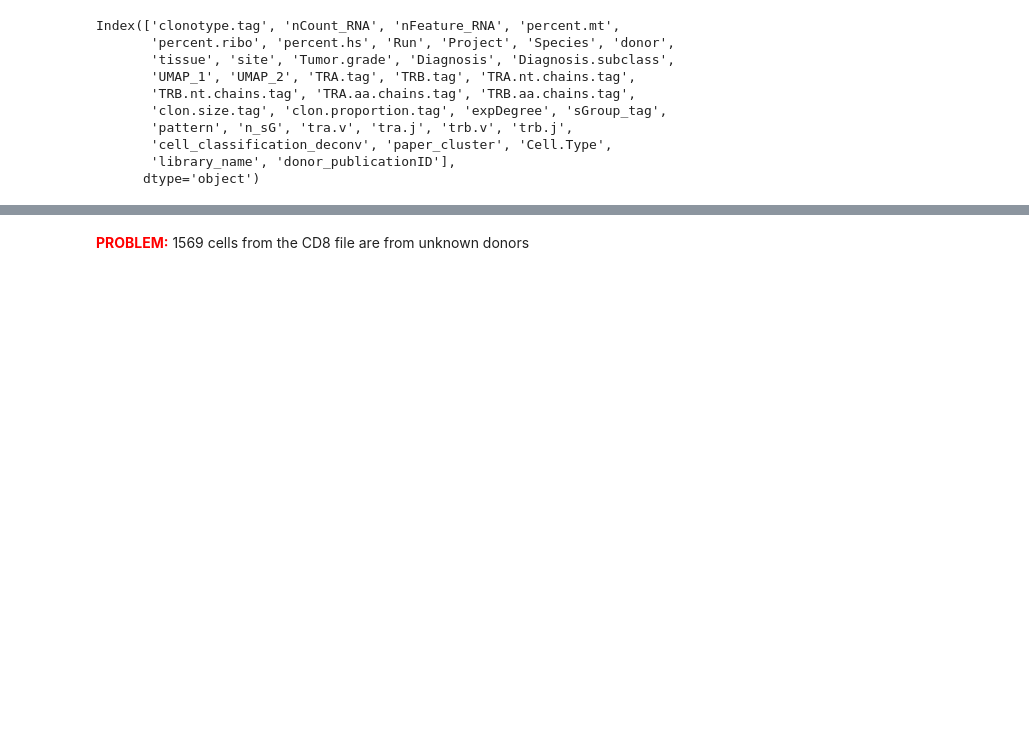
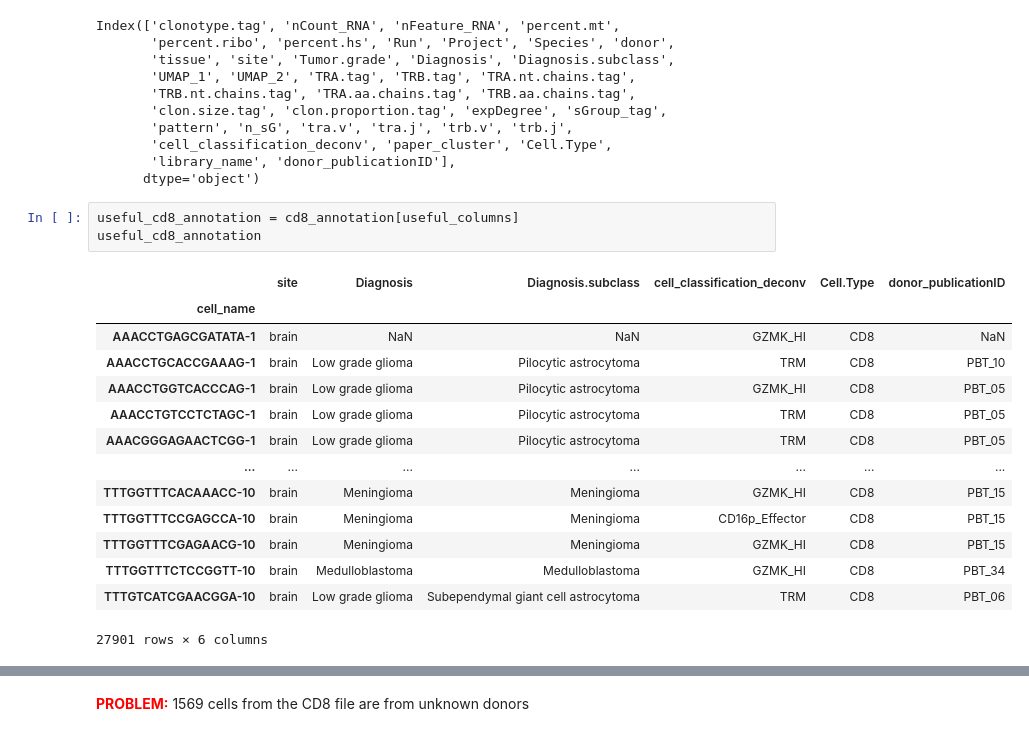
Before and after one commit to tuonglab/pan-paedcancer-scrnaseq, a Jupyter notebook: notebooks/GSE221776.ipynb, the cells around one changed output, grey strips where cells are left out. Cells and saved outputs as stored; diff of their text form; blank space fills up the shorter version.

```diff
--- a/notebooks/GSE221776.ipynb
+++ b/notebooks/GSE221776.ipynb
@@ -165,4 +179,22 @@ Index(['clonotype.tag', 'nCount_RNA', 'nFeature_RNA', 'percent.mt',
        'cell_classification_deconv', 'paper_cluster', 'Cell.Type',
        'library_name', 'donor_publicationID'],
       dtype='object')
+# %%
+useful_cd8_annotation = cd8_annotation[useful_columns]
+useful_cd8_annotation
+# %% [output]
+|  | site | Diagnosis | Diagnosis.subclass | cell_classification_deconv | Cell.Type | donor_publicationID |
+| cell_name |  |  |  |  |  |  |
+| AAACCTGAGCGATATA-1 | brain | NaN | NaN | GZMK_HI | CD8 | NaN |
+| AAACCTGCACCGAAAG-1 | brain | Low grade glioma | Pilocytic astrocytoma | TRM | CD8 | PBT_10 |
+| AAACCTGGTCACCCAG-1 | brain | Low grade glioma | Pilocytic astrocytoma | GZMK_HI | CD8 | PBT_05 |
+| AAACCTGTCCTCTAGC-1 | brain | Low grade glioma | Pilocytic astrocytoma | TRM | CD8 | PBT_05 |
+| AAACGGGAGAACTCGG-1 | brain | Low grade glioma | Pilocytic astrocytoma | TRM | CD8 | PBT_05 |
+| ... | ... | ... | ... | ... | ... | ... |
+| TTTGGTTTCACAAACC-10 | brain | Meningioma | Meningioma | GZMK_HI | CD8 | PBT_15 |
+| TTTGGTTTCCGAGCCA-10 | brain | Meningioma | Meningioma | CD16p_Effector | CD8 | PBT_15 |
+| TTTGGTTTCGAGAACG-10 | brain | Meningioma | Meningioma | GZMK_HI | CD8 | PBT_15 |
+| TTTGGTTTCTCCGGTT-10 | brain | Medulloblastoma | Medulloblastoma | GZMK_HI | CD8 | PBT_34 |
+| TTTGTCATCGAACGGA-10 | brain | Low grade glioma | Subependymal giant cell astrocytoma | TRM | CD8 | PBT_06 |
+27901 rows × 6 columns
 # %%
```
Also changed, not shown: parts of 12 cells of this notebook.
